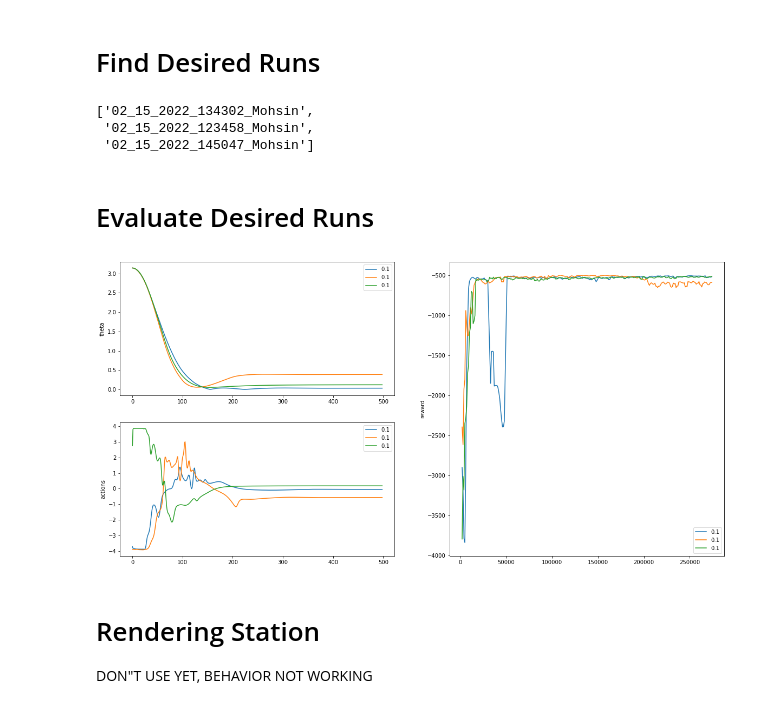
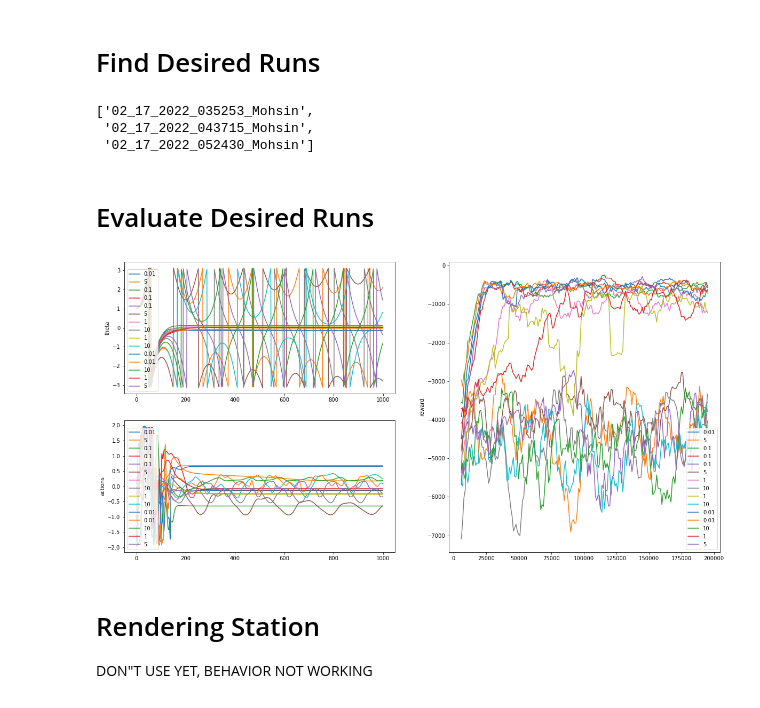
Before and after one commit to mohsinsarwari/RL_Path_Planning, a Jupyter notebook: cheap_control/evaluation.ipynb, the cells around one changed output. Saved outputs shown, nothing was run; the diff lists cells and outputs as text; code cells hidden in the pictures.

```diff
--- a/cheap_control/evaluation.ipynb
+++ b/cheap_control/evaluation.ipynb
@@ -29,11 +29,12 @@ def look_through_folders():
 # %%
 def check(params):
     match = bool(1
-    and params.timesteps == 275000
+    #and params.timesteps == 275000
     #and params.gamma == 0.98
-    and params.eps == 0.1
+    and params.id == 0
+    and params.eps == 1
     #and params.learning_rate == 0.0003
-    and params.envs.newpendulum.run == True
+    #and params.envs.newpendulum.run == True
     )
     return match
 
@@ -48,11 +49,12 @@ def filt(check):
                 matches.append(folder)
     return matches
 
+a = ['02_17_2022_083556_Mohsin', '02_17_2022_074751_Mohsin', '02_17_2022_043715_Mohsin']
 filt(check)
 # %% [output]
-['02_15_2022_134302_Mohsin',
- '02_15_2022_123458_Mohsin',
- '02_15_2022_145047_Mohsin']
+['02_17_2022_035253_Mohsin',
+ '02_17_2022_043715_Mohsin',
+ '02_17_2022_052430_Mohsin']
 # %% [markdown]
 # Evaluate Desired Runs
 # %%
@@ -61,43 +63,43 @@ label = "eps"
 def plot_eval(folders):
     plt.figure()
     for folder in folders:
-        results = run_eval.evaluate(folder, init=[np.pi, 0])
-        tb = results["newpendulum"]["mean_reward"]
+        results = run_eval.evaluate(folder, init=[1, 0])
+        tb = results["basependulum"]["mean_reward"]
         tb_times = tb[0]
         tb_rew = [a[0] for a in tb[1]]
 
-        n=3
+        n=11
         tb_smoothed = np.cumsum(tb_rew, dtype=float)
         tb_smoothed[n:] = tb_smoothed[n:] - tb_smoothed[:-n]
         tb_smoothed =  tb_smoothed[n - 1:] / n
 
-        theta = results["newpendulum"]["thetas"]
-        actions = results["newpendulum"]["actions"]
+        theta = results["basependulum"]["thetas"]
+        actions = results["basependulum"]["actions"]
         with open(os.path.join(os.path.join("./Runs", folder), "params.pkl"), 'rb') as f:
             params = pickle.load(f)
         plt.subplot(122)
         #plt.plot(tb_times, tb_rew, label=str(params[label]))
-        plt.plot(tb_times[1:-1], tb_smoothed, label=str(params[label]))
+        plt.plot(tb_times[5:-5], tb_smoothed, label=str(params[label]))
         plt.subplot(221)
         plt.plot(theta, label=str(params[label]))
         #plt.ylim([-4, 4])
         plt.subplot(223)
         plt.plot(actions, label=str(params[label]))
 
     plt.subplot(122)
     plt.ylabel("reward")
     plt.legend()
     plt.subplot(221)
     plt.ylabel("theta")
     plt.legend()
     plt.subplot(223)
     plt.ylabel("actions")
     plt.legend()
     plt.show()
 
 plot_eval(filt(check))
 # %% [output]
-[figure, old version]
+[figure, new version]
 # %% [markdown]
 # Rendering Station
 
```
Also changed, not shown: 8 other files.
